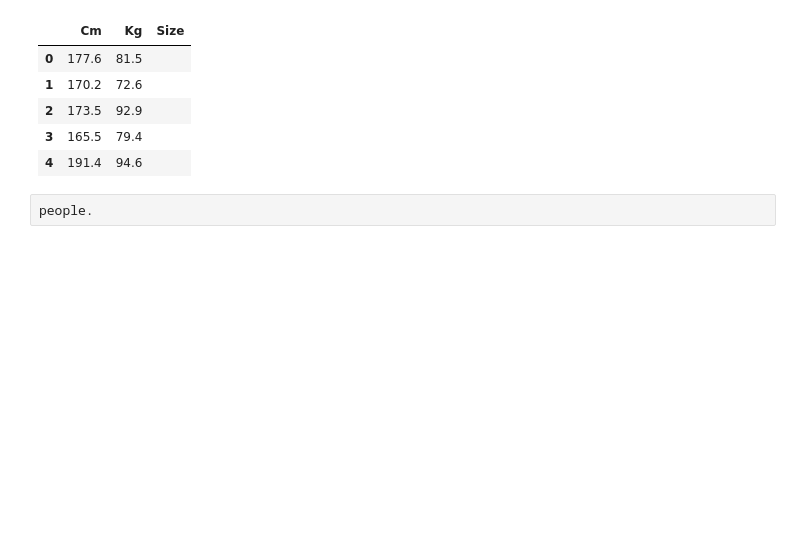
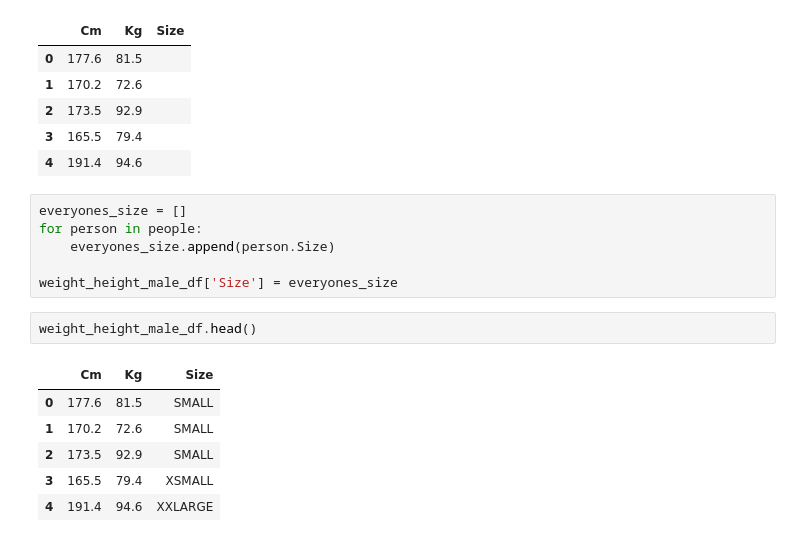
Before and after one commit to ViceSyndicate/Big_data, a Jupyter notebook: test_plots/test_plots.ipynb, the cells around one changed output. Saved outputs shown, nothing was run; the diff lists cells and outputs as text; blank space fills up the shorter version.

Commit message:
added Size to the dataframe

```diff
--- a/test_plots/test_plots.ipynb
+++ b/test_plots/test_plots.ipynb
@@ -104,5 +104,18 @@ weight_height_male_df.head()
 | 2 | 173.5 | 92.9 |  |
 | 3 | 165.5 | 79.4 |  |
 | 4 | 191.4 | 94.6 |  |
-# %%
-people.
+# %%
+everyones_size = []
+for person in people:
+    everyones_size.append(person.Size)
+
+weight_height_male_df['Size'] = everyones_size
+# %%
+weight_height_male_df.head()
+# %% [output]
+|  | Cm | Kg | Size |
+| 0 | 177.6 | 81.5 | SMALL |
+| 1 | 170.2 | 72.6 | SMALL |
+| 2 | 173.5 | 92.9 | SMALL |
+| 3 | 165.5 | 79.4 | XSMALL |
+| 4 | 191.4 | 94.6 | XXLARGE |
```
Also changed, not shown: parts of 1 cell of this notebook.
